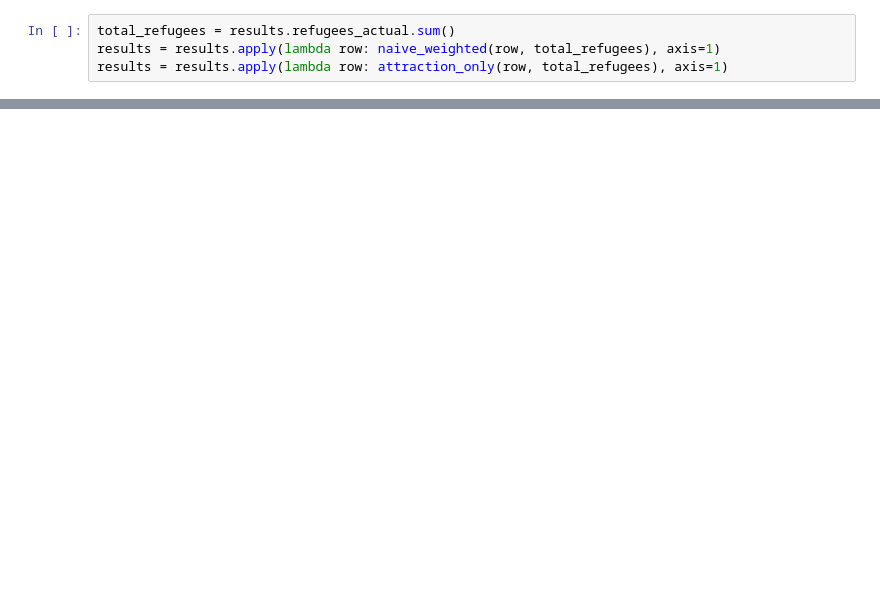
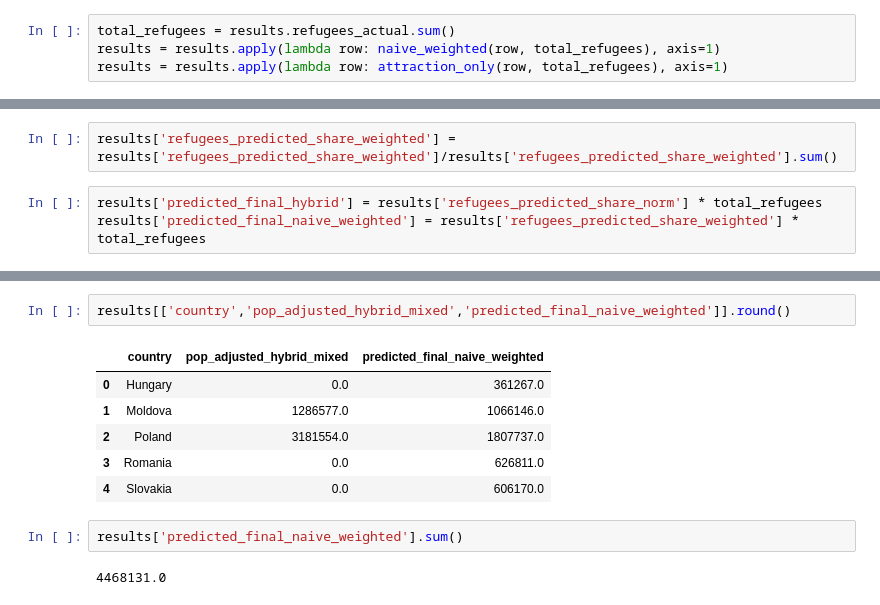
Before and after one commit to jataware/refugee_modeling, a Jupyter notebook: Ukraine-Conflict-Refugee-Counts.ipynb, the cells around one changed output, grey strips where cells are left out. Drawn from its saved outputs; the diff is of its cells as text; blank space fills up the shorter version.

```diff
--- a/Ukraine-Conflict-Refugee-Counts.ipynb
+++ b/Ukraine-Conflict-Refugee-Counts.ipynb
@@ -212,0 +294,5 @@ results
+# %%
+results['refugees_predicted_share_weighted'] = results['refugees_predicted_share_weighted']/results['refugees_predicted_share_weighted'].sum()
+# %%
+results['predicted_final_hybrid'] = results['refugees_predicted_share_norm'] * total_refugees
+results['predicted_final_naive_weighted'] = results['refugees_predicted_share_weighted'] * total_refugees
@@ -212,0 +304,13 @@ results
+# %%
+results[['country','pop_adjusted_hybrid_mixed','predicted_final_naive_weighted']].round()
+# %% [output]
+|  | country | pop_adjusted_hybrid_mixed | predicted_final_naive_weighted |
+| 0 | Hungary | 0.0 | 361267.0 |
+| 1 | Moldova | 1286577.0 | 1066146.0 |
+| 2 | Poland | 3181554.0 | 1807737.0 |
+| 3 | Romania | 0.0 | 626811.0 |
+| 4 | Slovakia | 0.0 | 606170.0 |
+# %%
+results['predicted_final_naive_weighted'].sum()
+# %% [output]
+4468131.0
```
Also changed, not shown: parts of 33 cells of this notebook.
